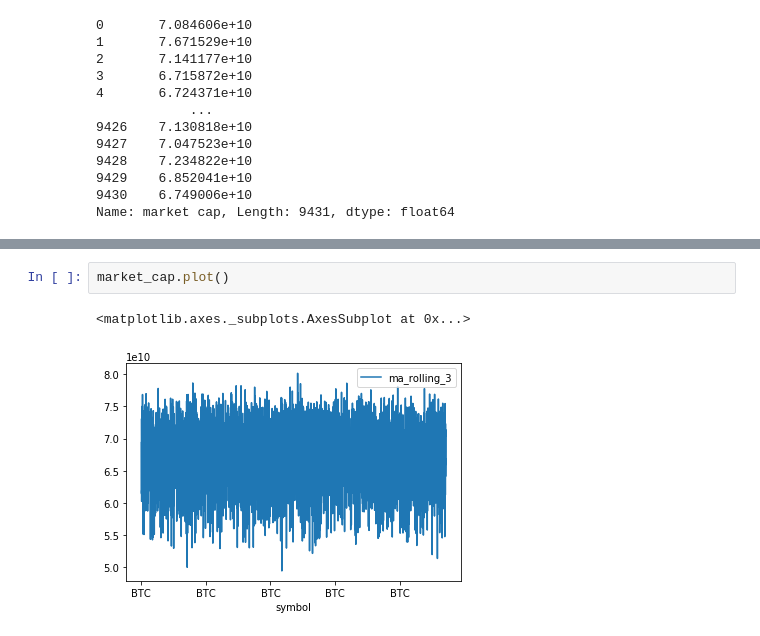
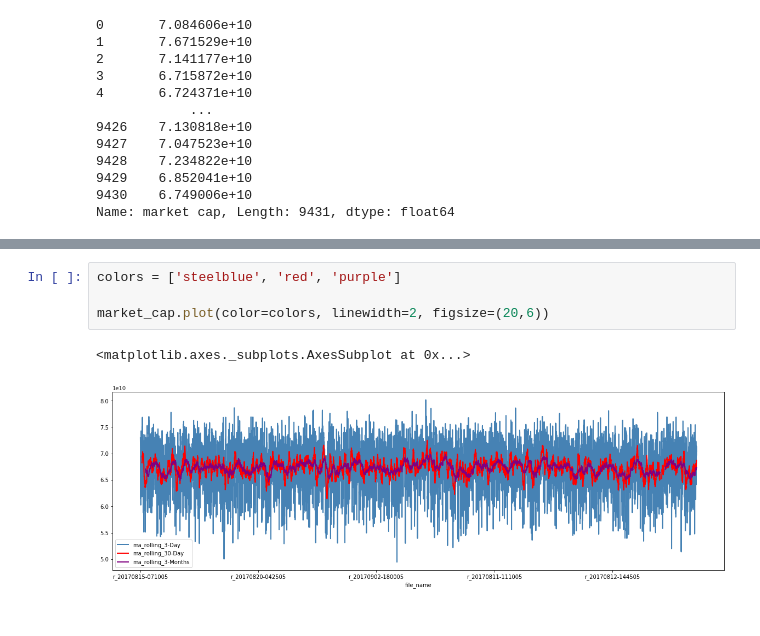
Before and after one commit to rohan-paul/Cryptocurrency-Kaggle, a Jupyter notebook: Notebooks/BTC_EDA-TimeSeries-_Kaggle_NB.ipynb, the cells around one changed output, grey strips where cells are left out. Cells and saved outputs as stored; diff of their text form.

```diff
--- a/Notebooks/BTC_EDA-TimeSeries-_Kaggle_NB.ipynb
+++ b/Notebooks/BTC_EDA-TimeSeries-_Kaggle_NB.ipynb
@@ -450,5 +469,7 @@ See the caveats in the documentation: https://pandas.pydata.org/pandas-docs/stab
-# %%
-market_cap.plot()
-# %% [output]
-<matplotlib.axes._subplots.AxesSubplot at 0x...>
-[figure, removed]
+# %%
+colors = ['steelblue', 'red', 'purple']
+
+market_cap.plot(color=colors, linewidth=2, figsize=(20,6))
+# %% [output]
+<matplotlib.axes._subplots.AxesSubplot at 0x...>
+[figure, added]
```
Also changed, not shown: parts of 7 cells of this notebook, 2 other files.
